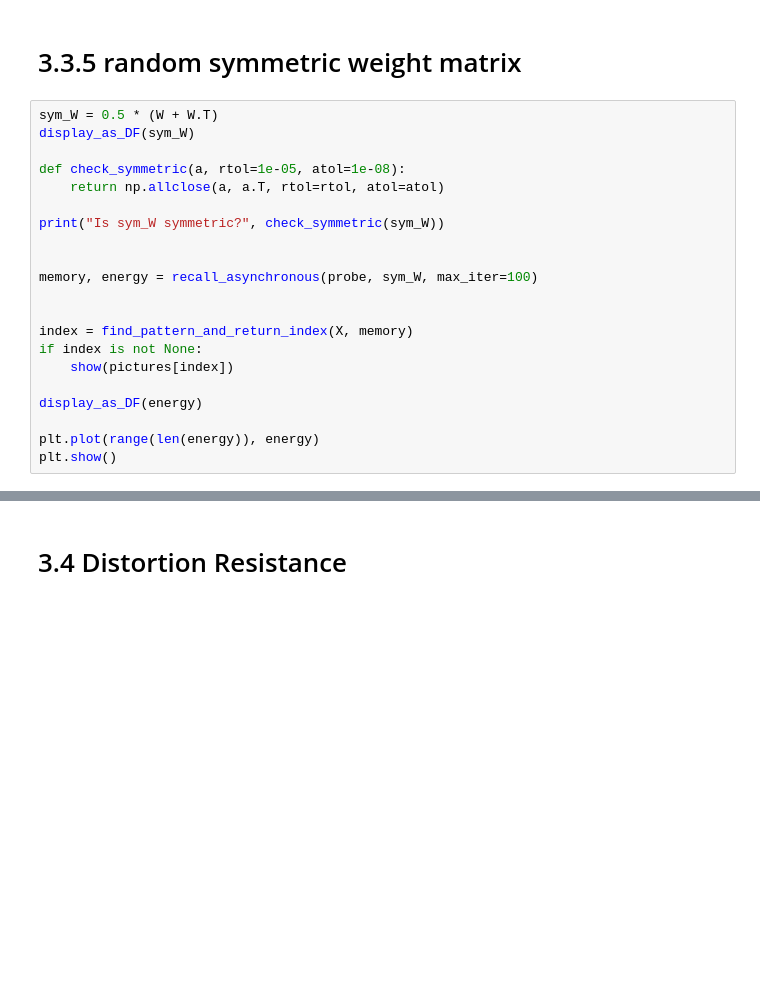
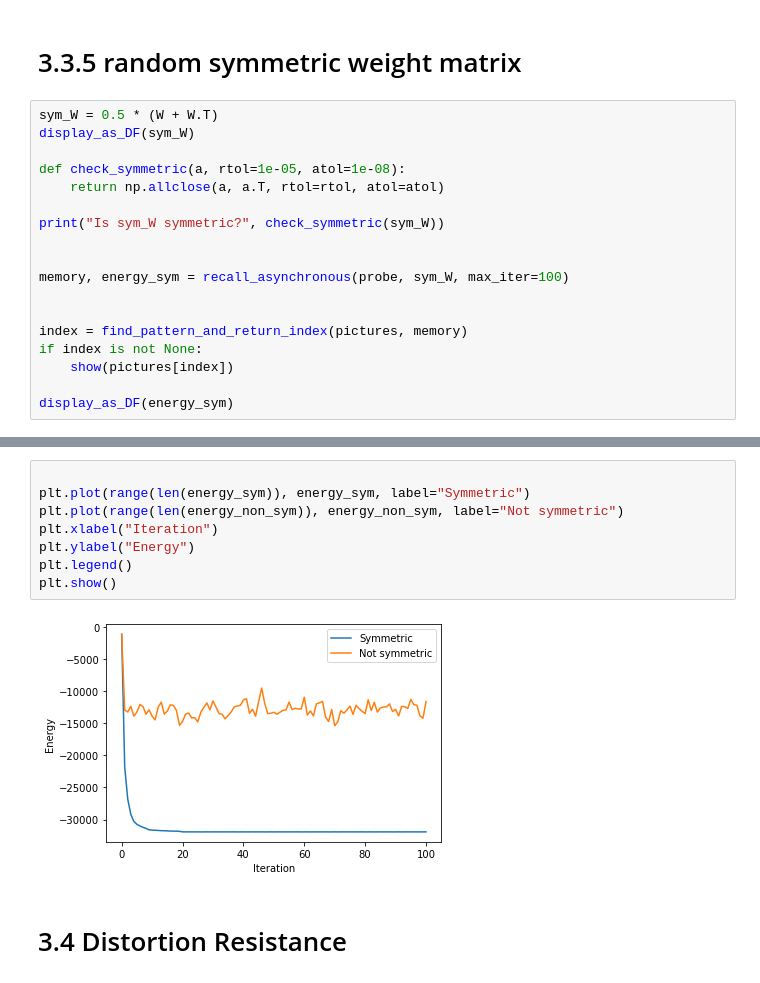
Before and after one commit to KevinArmbruster/ml_lab, a Jupyter notebook: Lab3/Lab3.ipynb, the cells around one changed output, grey strips where cells are left out. Saved outputs shown, nothing was run; the diff lists cells and outputs as text; blank space fills up the shorter version.

```diff
--- a/Lab3/Lab3.ipynb
+++ b/Lab3/Lab3.ipynb
@@ -653,14 +733,11 @@ def check_symmetric(a, rtol=1e-05, atol=1e-08):
 print("Is sym_W symmetric?", check_symmetric(sym_W))
 
 
-memory, energy = recall_asynchronous(probe, sym_W, max_iter=100)
+memory, energy_sym = recall_asynchronous(probe, sym_W, max_iter=100)
 
 
-index = find_pattern_and_return_index(X, memory)
+index = find_pattern_and_return_index(pictures, memory)
 if index is not None:
     show(pictures[index])
 
-display_as_DF(energy)
-
-plt.plot(range(len(energy)), energy)
-plt.show()
+display_as_DF(energy_sym)
@@ -698,2 +744,12 @@ Could not find pattern!
+# %%
+
+plt.plot(range(len(energy_sym)), energy_sym, label="Symmetric")
+plt.plot(range(len(energy_non_sym)), energy_non_sym, label="Not symmetric")
+plt.xlabel("Iteration")
+plt.ylabel("Energy")
+plt.legend()
+plt.show()
+# %% [output]
+[figure, added]
 # %% [markdown]
 # 3.4 Distortion Resistance
```
Also changed, not shown: parts of 5 cells of this notebook, 3 other files.
